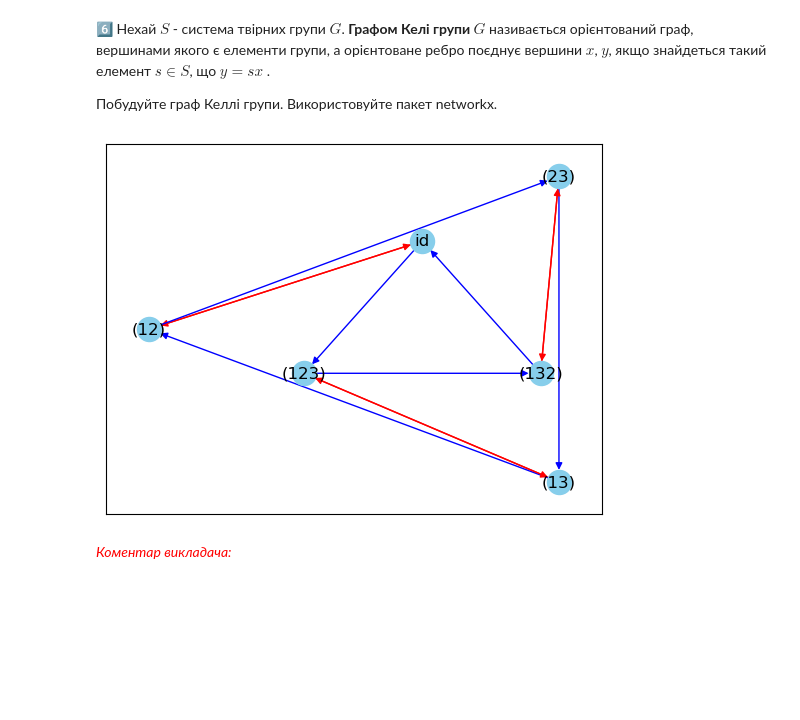
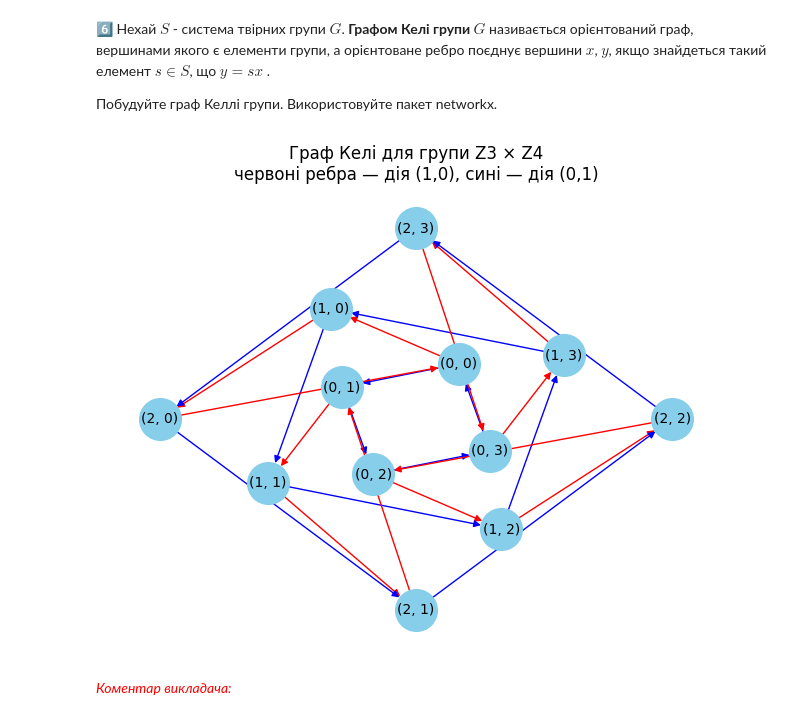
Before and after one commit to Rayzenbtw/DM3, a Jupyter notebook: DM3_Colab1_Shyhimahin_Volodymyr_MF21_UKR.ipynb, the cells around one changed output. Drawn from its saved outputs; the diff is of its cells as text; code cells hidden in the pictures; blank space fills up the shorter version.

```diff
--- a/DM3_Colab1_Shyhimahin_Volodymyr_MF21_UKR.ipynb
+++ b/DM3_Colab1_Shyhimahin_Volodymyr_MF21_UKR.ipynb
@@ -502,19 +588,67 @@ $(132)= (123)(123)$
 
 Побудуйте граф Келлі групи. Використовуйте пакет networkx.
 # %%
-# write your code here
+import networkx as nx
+import matplotlib.pyplot as plt
+
+Z3 = [0, 1, 2]
+Z4 = [0, 1, 2, 3]
+elements = [(a, b) for a in Z3 for b in Z4]
+
+def add(pair1, pair2):
+    a1, b1 = pair1
+    a2, b2 = pair2
+    return ((a1 + a2) % 3, (b1 + b2) % 4)
+
+# Система твірних
+
+S = [(1, 0), (0, 1)]  # твірні по кожній координаті
+
+
+# Створення графа Келі
+
+Cayley_graph = nx.DiGraph()
+Cayley_graph.add_nodes_from(elements)
+
+edge_colors = []
+for x in elements:
+    # Червоні ребра — додавання (1,0)
+    y = add((1, 0), x)
+    Cayley_graph.add_edge(x, y)
+    edge_colors.append("red")
+
+    # Сині ребра — додавання (0,1)
+    y = add((0, 1), x)
+    Cayley_graph.add_edge(x, y)
+    edge_colors.append("blue")
+
+layer1 = [(0, b) for b in Z4]
+layer2 = [(1, b) for b in Z4]
+layer3 = [(2, b) for b in Z4]
+
+pos1 = nx.drawing.layout.shell_layout(
+    Cayley_graph,
+    nlist=[layer1, layer2, layer3]
+)
+
+#Малювання графа
+
+plt.figure(figsize=(8, 6))
+nx.draw_networkx(
+    Cayley_graph,
+    with_labels=True,
+    node_color="skyblue",
+    pos=pos1,
+    edge_color=edge_colors,
+    arrows=True,
+    node_size=900,
+    font_size=10
+)
+plt.title("Граф Келі для групи Z3 × Z4\nчервоні ребра — дія (1,0), сині — дія (0,1)")
+plt.axis("off")
+plt.show()
+# %% [output]
+[figure, added]
-# %%
-# red edges -- multiplication by (12)
-# blue edges -- multiplication by (123)
-
-#nodes positions
-pos1 = nx.drawing.layout.shell_layout(Cayley_graph,
-                                      nlist=[["id", "(123)", "(132)"],
-                                            ["(12)", "(13)", "(23)"]])
-
-nx.draw_networkx(Cayley_graph, with_labels=True, node_color="skyblue", pos=pos1, edge_color = edge_colors)
-# %% [output]
-[figure, removed]
 # %% [markdown]
 <font color="red"> *Коментар викладача:* <font>
 # %% [markdown]
```
Also changed, not shown: parts of 5 cells of this notebook.
